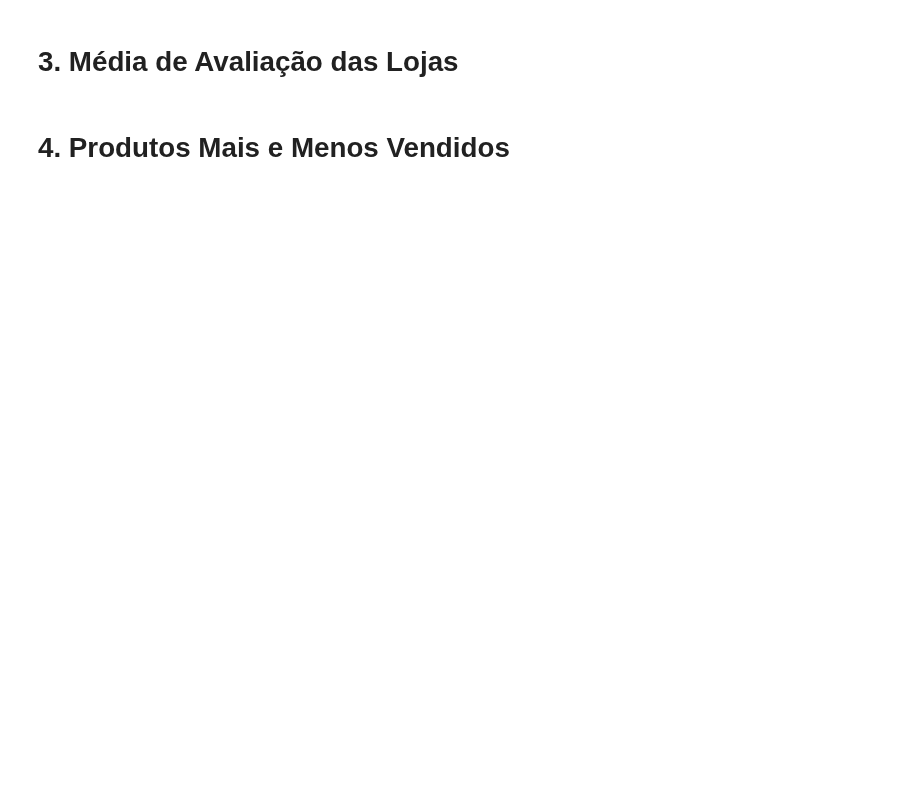
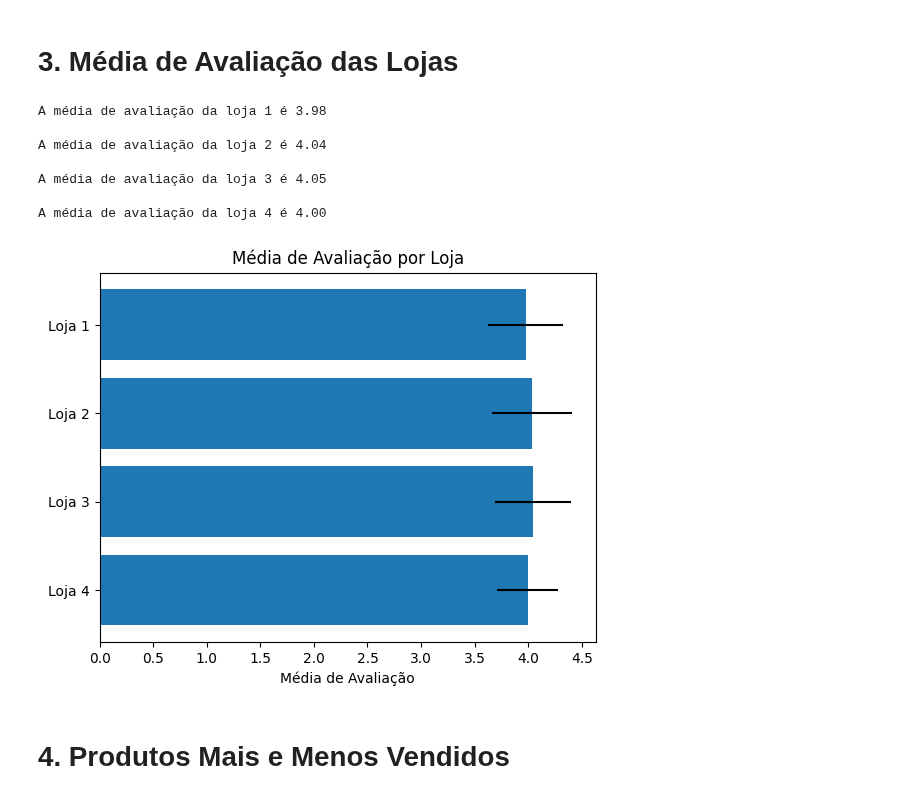
Before and after one commit to TRxcha/Challenge_AluraStore, a Jupyter notebook: AluraStoreBr.ipynb, the cells around one changed output. Drawn from its saved outputs; the diff is of its cells as text; code cells hidden in the pictures; blank space fills up the shorter version.

Commit message:
Vendas p/ cat. pronta - prints testes

```diff
--- a/AluraStoreBr.ipynb
+++ b/AluraStoreBr.ipynb
@@ -205,4 +194,51 @@ pie_grafic(data_l4, cat_l4)
 # %% [markdown]
 # 3. Média de Avaliação das Lojas
+# %%
+def media_avl (lista):
+  qtditens = len(lista)
+  total_vl = sum(lista)
+  media = total_vl / qtditens
+  return media
+
+l1_av_list = [avl for avl in loja1['Avaliação da compra']]
+l2_av_list = [avl for avl in loja2['Avaliação da compra']]
+l3_av_list = [avl for avl in loja3['Avaliação da compra']]
+l4_av_list = [avl for avl in loja4['Avaliação da compra']]
+
+l1_media_avl = media_avl(l1_av_list)
+l2_media_avl = media_avl(l2_av_list)
+l3_media_avl = media_avl(l3_av_list)
+l4_media_avl = media_avl(l4_av_list)
+media_lojas = [l1_media_avl, l2_media_avl, l3_media_avl, l4_media_avl]
+
+print(f'A média de avaliação da loja 1 é {l1_media_avl:.2f}\n')
+print(f'A média de avaliação da loja 2 é {l2_media_avl:.2f}\n')
+print(f'A média de avaliação da loja 3 é {l3_media_avl:.2f}\n')
+print(f'A média de avaliação da loja 4 é {l4_media_avl:.2f}\n')
+
+
+media_lojas = [l1_media_avl, l2_media_avl, l3_media_avl, l4_media_avl]
+list_lojas = ['Loja 1', 'Loja 2', 'Loja 3', 'Loja 4']
+y_pos = np.arange(len(media_lojas))
+np.random.seed(19680801)
+error = np.random.rand(len(media_lojas)) * 0.5
+fig, ax = plt.subplots()
+ax.barh(y_pos, media_lojas, xerr=error, align='center', color='tab:blue')
+ax.set_yticks(y_pos)
+ax.set_yticklabels(list_lojas)
+ax.xaxis.set_major_locator(MultipleLocator(0.5))
+ax.invert_yaxis()
+ax.set_xlabel('Média de Avaliação')
+ax.set_title('Média de Avaliação por Loja')
+plt.show()
+# %% [output]
+A média de avaliação da loja 1 é 3.98
+
+A média de avaliação da loja 2 é 4.04
+
+A média de avaliação da loja 3 é 4.05
+
+A média de avaliação da loja 4 é 4.00
+[figure, added]
 # %% [markdown]
 # 4. Produtos Mais e Menos Vendidos
```
Also changed, not shown: parts of 5 cells of this notebook.
